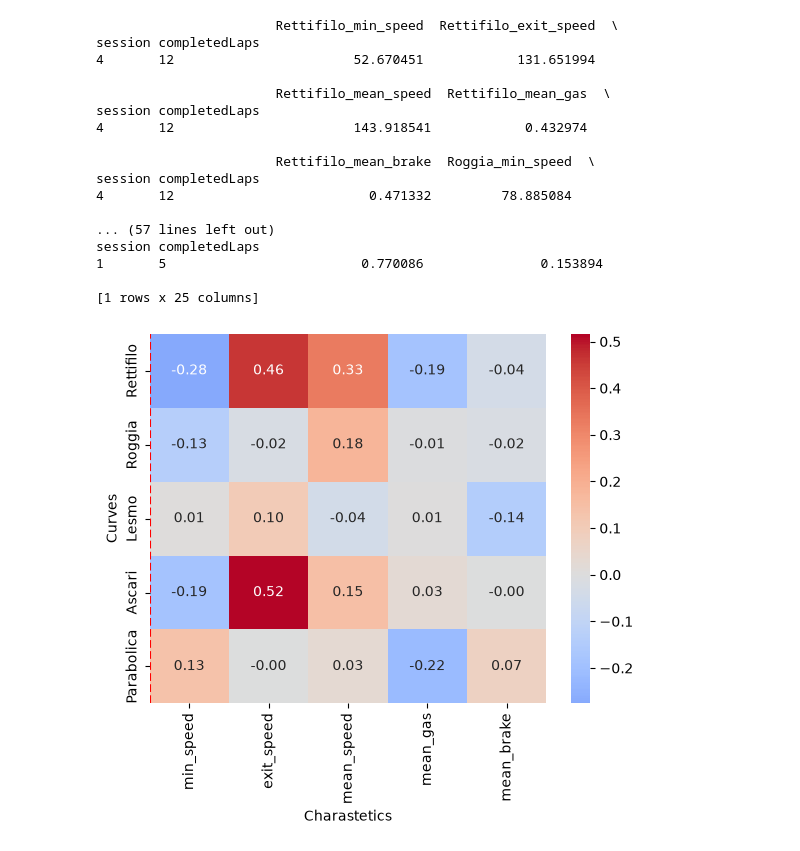
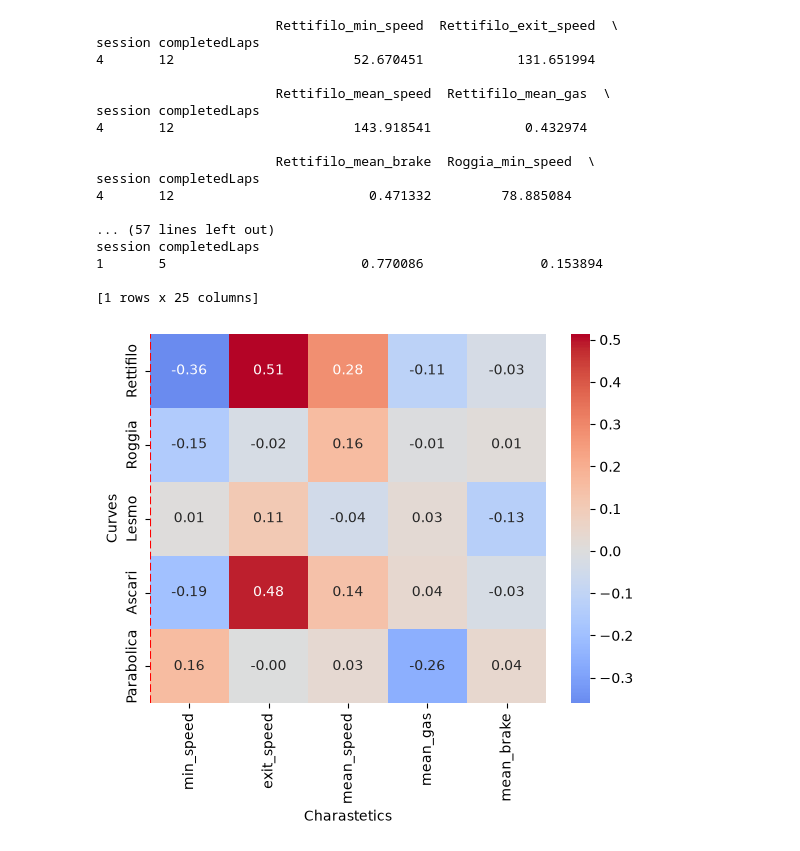
Before and after one commit to dabek782/Projekt-na-Programowanie-zaawansowane, a Jupyter notebook: src/ml/enginner.ipynb, the cells around one changed output. Drawn from its saved outputs; the diff is of its cells as text; code cells hidden in the pictures.

Commit message:
Add pls model and hybrid

```diff
--- a/src/ml/enginner.ipynb
+++ b/src/ml/enginner.ipynb
@@ -29,40 +30,40 @@ session completedLaps
 best_lap = X.loc[[y.idxmin()]]
 user_lap = X.loc[[(1,5)]]
 print(best_lap , user_lap)
-base_time = model_e.predict(user_lap)[0]
+base_time = hybrid.predict(user_lap)[0]
 gains = {}
 for col in monza.keys():
     test_lap = user_lap.copy()
     test_lap[col] = best_lap[col].values
-    new_time = model_e.predict(test_lap)[0]
+    new_time = hybrid.predict(test_lap)[0]
     gains[col] = base_time - new_time
 raport = pd.Series(gains).sort_values(ascending=False)
 tabela = pd.DataFrame(
     np.array(list(gains.values())).reshape(5, 5),
     index=["Rettifilo", "Roggia", "Lesmo", "Ascari", "Parabolica"],
     columns=["min_speed", "exit_speed", "mean_speed", "mean_gas", "mean_brake"]
 )
 sns.heatmap(tabela, annot=True, fmt=".2f", cmap="coolwarm", center=0)
 plt.xlabel("Charastetics")
 plt.ylabel("Curves")
 plt.axvline(0, color="red", linestyle="--")
 plt.show()
 # %% [output]
                        Rettifilo_min_speed  Rettifilo_exit_speed  \
 session completedLaps
 4       12                       52.670451            131.651994
 
                        Rettifilo_mean_speed  Rettifilo_mean_gas  \
 session completedLaps
 4       12                       143.918541            0.432974
 
                        Rettifilo_mean_brake  Roggia_min_speed  \
 session completedLaps
 4       12                         0.471332         78.885084
 
 ... (57 lines left out)
 session completedLaps
 1       5                         0.770086               0.153894
 
 [1 rows x 25 columns]
-[figure, old version]
+[figure, new version]
```
Also changed, not shown: parts of 1 cell of this notebook, 1 other file.
